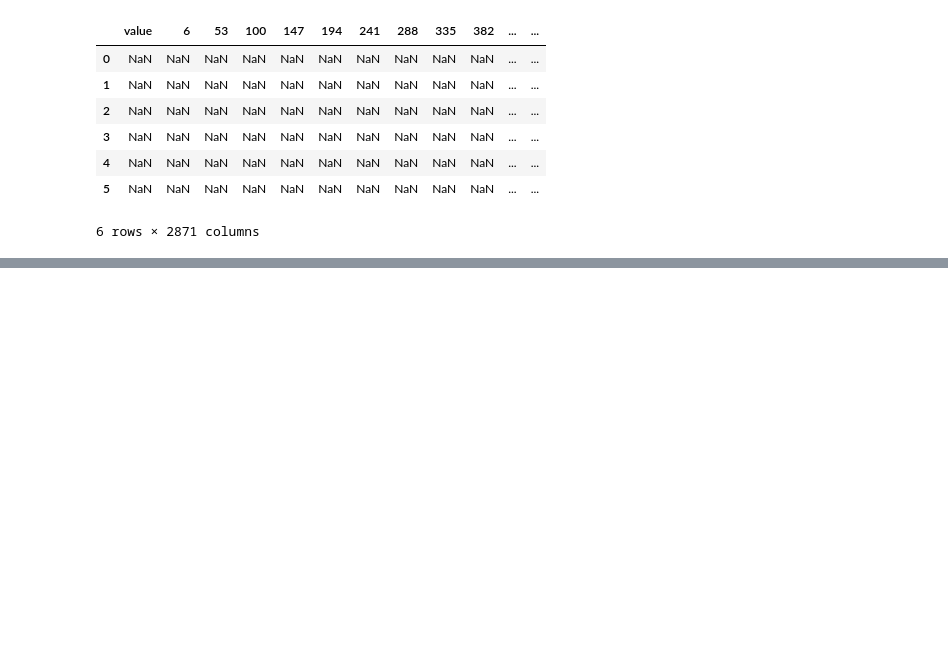
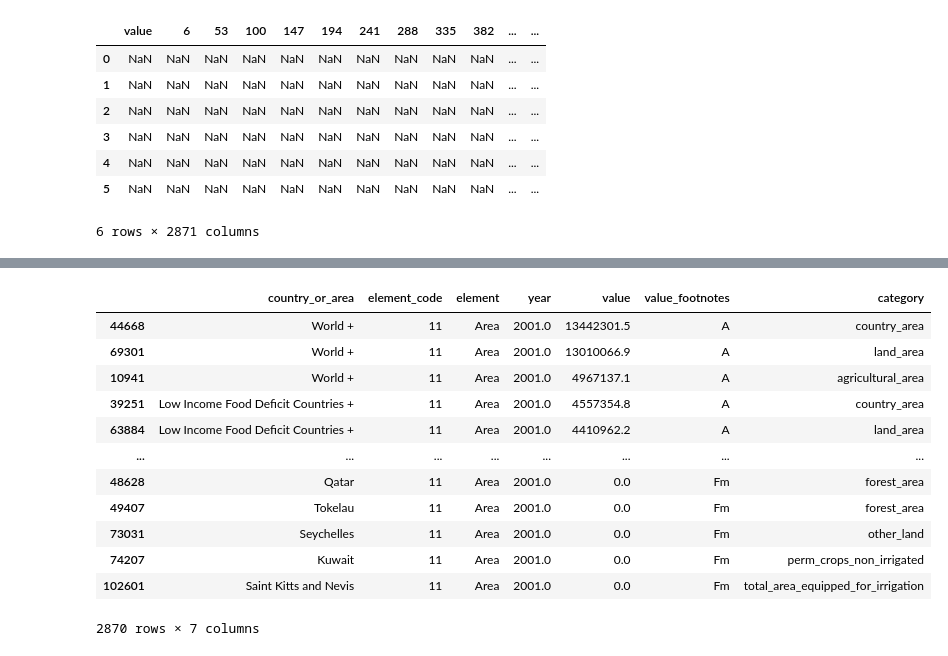
Before and after one commit to ashen007/pandas_data_analysis, a Jupyter notebook: getting started.ipynb, the cells around one changed output, grey strips where cells are left out. Saved outputs shown, nothing was run; the diff lists cells and outputs as text; code cells hidden in the pictures; blank space fills up the shorter version.

```diff
--- a/getting started.ipynb
+++ b/getting started.ipynb
@@ -380,0 +415,16 @@ df1 + df2
+# %%
+data_c.sort_values(by=['year','value'],ascending=False)
+# %% [output]
+|  | country_or_area | element_code | element | year | value | value_footnotes | category |
+| 44668 | World + | 11 | Area | 2001.0 | 13442301.5 | A | country_area |
+| 69301 | World + | 11 | Area | 2001.0 | 13010066.9 | A | land_area |
+| 10941 | World + | 11 | Area | 2001.0 | 4967137.1 | A | agricultural_area |
+| 39251 | Low Income Food Deficit Countries + | 11 | Area | 2001.0 | 4557354.8 | A | country_area |
+| 63884 | Low Income Food Deficit Countries + | 11 | Area | 2001.0 | 4410962.2 | A | land_area |
+| ... | ... | ... | ... | ... | ... | ... | ... |
+| 48628 | Qatar | 11 | Area | 2001.0 | 0.0 | Fm | forest_area |
+| 49407 | Tokelau | 11 | Area | 2001.0 | 0.0 | Fm | forest_area |
+| 73031 | Seychelles | 11 | Area | 2001.0 | 0.0 | Fm | other_land |
+| 74207 | Kuwait | 11 | Area | 2001.0 | 0.0 | Fm | perm_crops_non_irrigated |
+| 102601 | Saint Kitts and Nevis | 11 | Area | 2001.0 | 0.0 | Fm | total_area_equipped_for_irrigation |
+2870 rows × 7 columns
```
Also changed, not shown: parts of 9 cells of this notebook.
